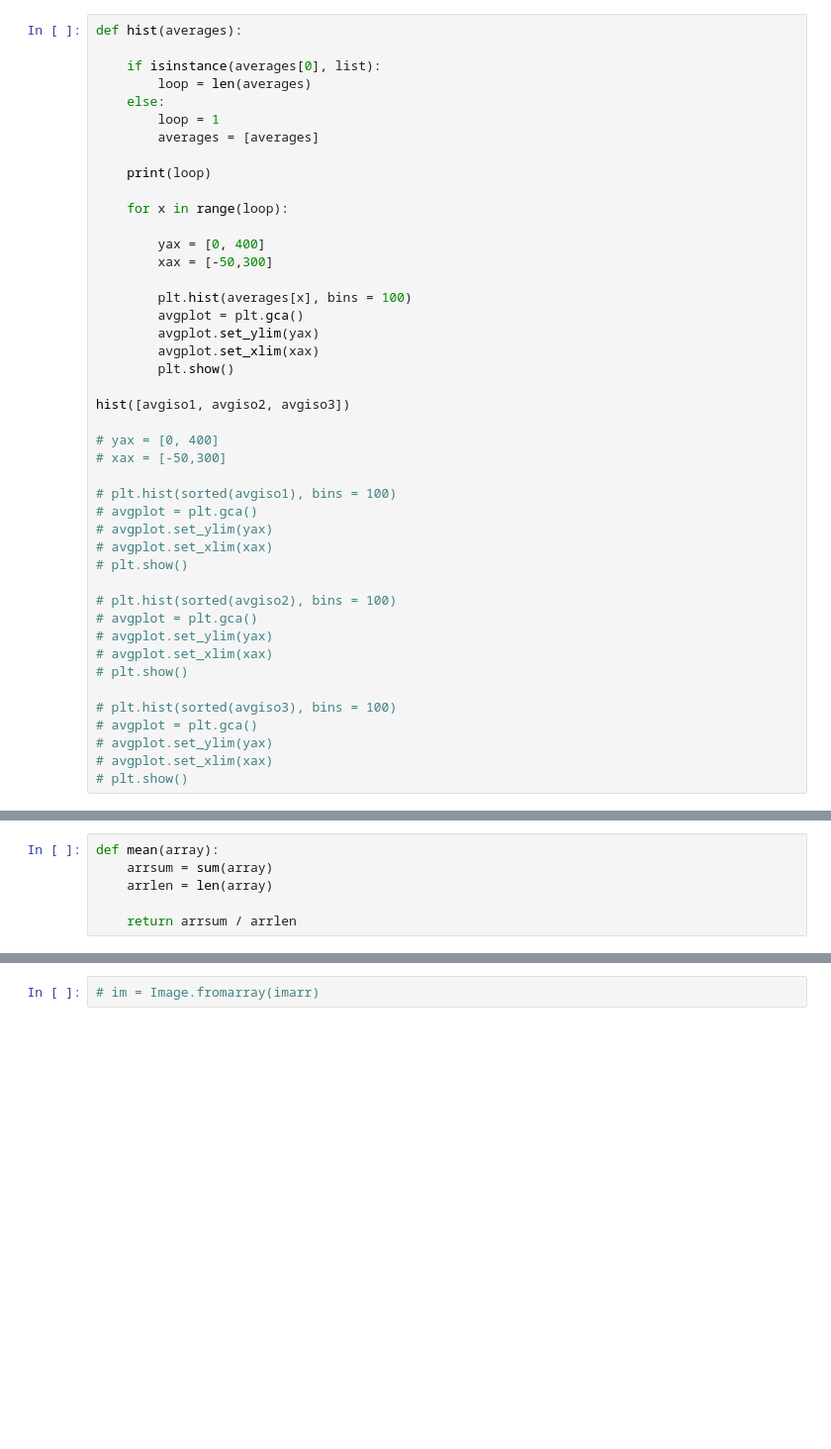
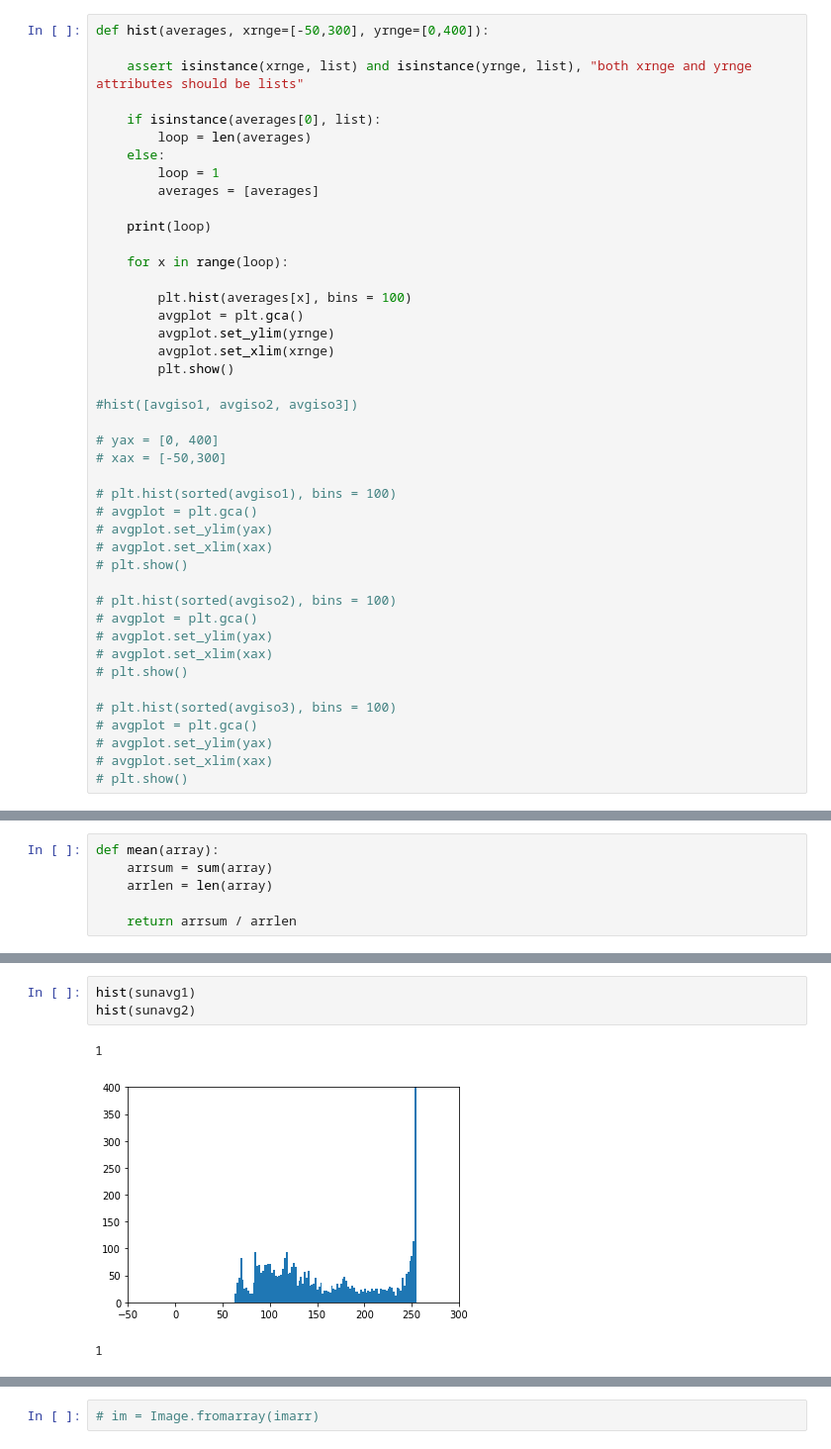
Before and after one commit to vc64/pylapse, a Jupyter notebook: imageedit.ipynb, the cells around one changed output, grey strips where cells are left out. Shown: that part at 99% size. Saved outputs shown, nothing was run; the diff lists cells and outputs as text; blank space fills up the shorter version.

```diff
--- a/imageedit.ipynb
+++ b/imageedit.ipynb
@@ -134,5 +233,7 @@ pmeans(iso3, avgiso3)
 # %%
-def hist(averages):
+def hist(averages, xrnge=[-50,300], yrnge=[0,400]):
+
+    assert isinstance(xrnge, list) and isinstance(yrnge, list), "both xrnge and yrnge attributes should be lists"
 
     if isinstance(averages[0], list):
         loop = len(averages)
@@ -144,16 +245,13 @@ def hist(averages):
 
     for x in range(loop):
 
-        yax = [0, 400]
-        xax = [-50,300]
-
         plt.hist(averages[x], bins = 100)
         avgplot = plt.gca()
-        avgplot.set_ylim(yax)
-        avgplot.set_xlim(xax)
+        avgplot.set_ylim(yrnge)
+        avgplot.set_xlim(xrnge)
         plt.show()
 
-hist([avgiso1, avgiso2, avgiso3])
+#hist([avgiso1, avgiso2, avgiso3])
 
 # yax = [0, 400]
 # xax = [-50,300]
@@ -567,0 +566,7 @@ array([45, 22, 16], dtype=uint8)
+# %%
+hist(sunavg1)
+hist(sunavg2)
+# %% [output]
+1
+[figure, added]
+1
```
Also changed, not shown: parts of 57 cells of this notebook.
